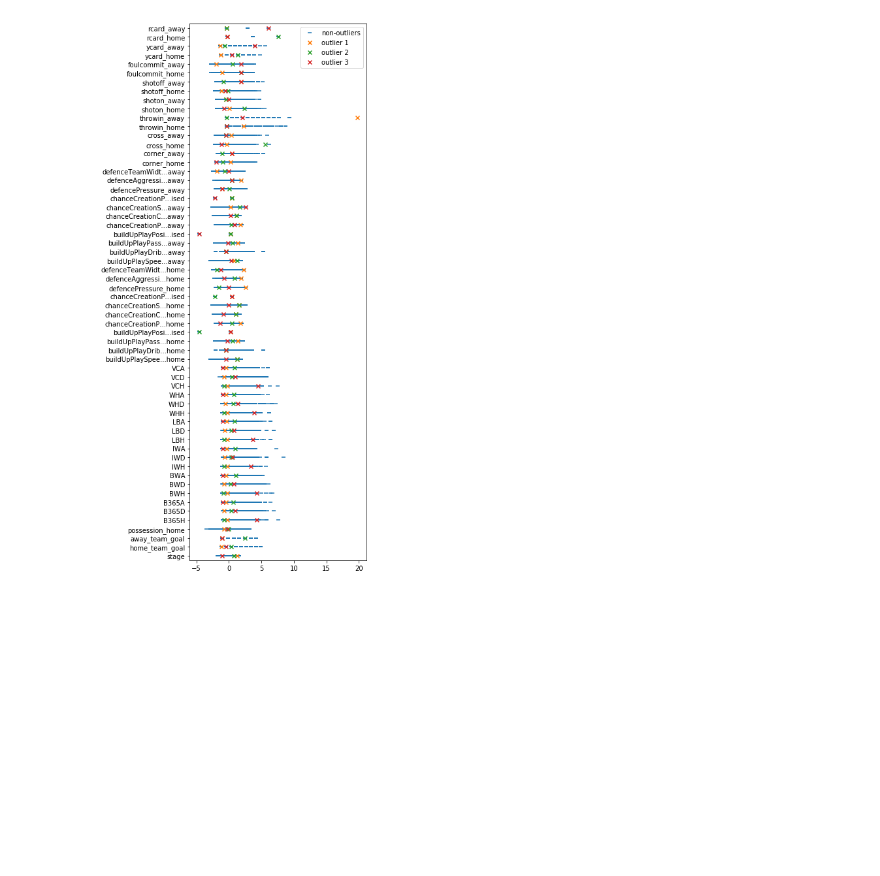
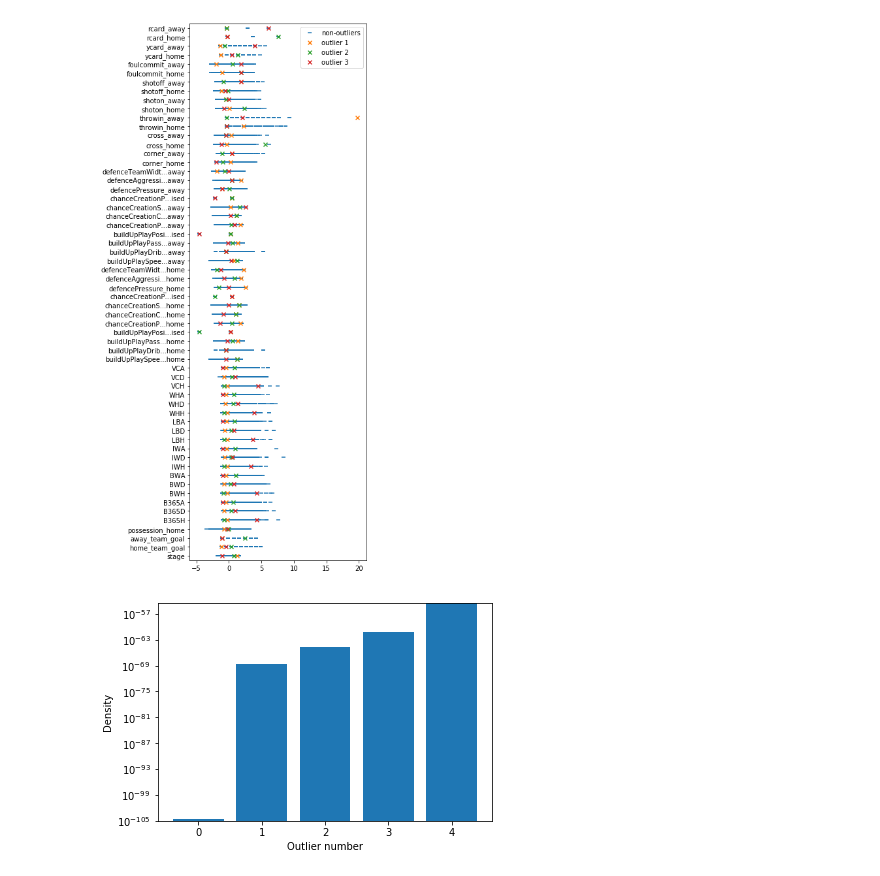
Before and after one commit to ShawnHouCHN/Introduction-to-Machine-Learning-and-Data-Mining-E17, a Jupyter notebook: Project3/Outliers.ipynb, the cells around one changed output. Cells and saved outputs as stored; diff of their text form; code cells hidden in the pictures; blank space fills up the shorter version.

Commit message:
outliers bar plots

```diff
--- a/Project3/Outliers.ipynb
+++ b/Project3/Outliers.ipynb
@@ -181,3 +181,17 @@ visualize_outliers(density_knn, 'KNN density')
 visualize_outliers(ard, 'KNN ARD')
 # %% [output]
 [figure]
+# %%
+def visualize_density(density, filename):
+    count = 5
+    indices = np.argsort(density)[:count]
+    x = np.arange(count)
+    plt.ylabel('Density')
+    plt.yscale('log')
+    plt.xlabel('Outlier number')
+    plt.bar(x, density[indices], bottom=np.min(density)/2)
+    plt.savefig(filename)
+# %%
+visualize_density(density_kernel, 'bar_kernel.pdf')
+# %% [output]
+[figure, added]
```
Also changed, not shown: parts of 2 cells of this notebook.
